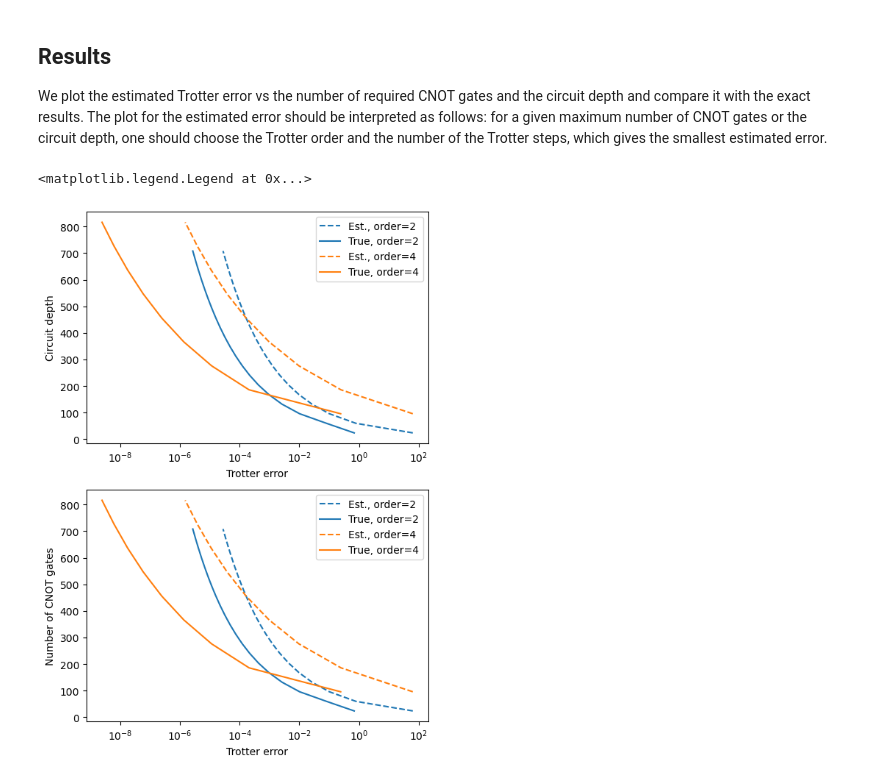
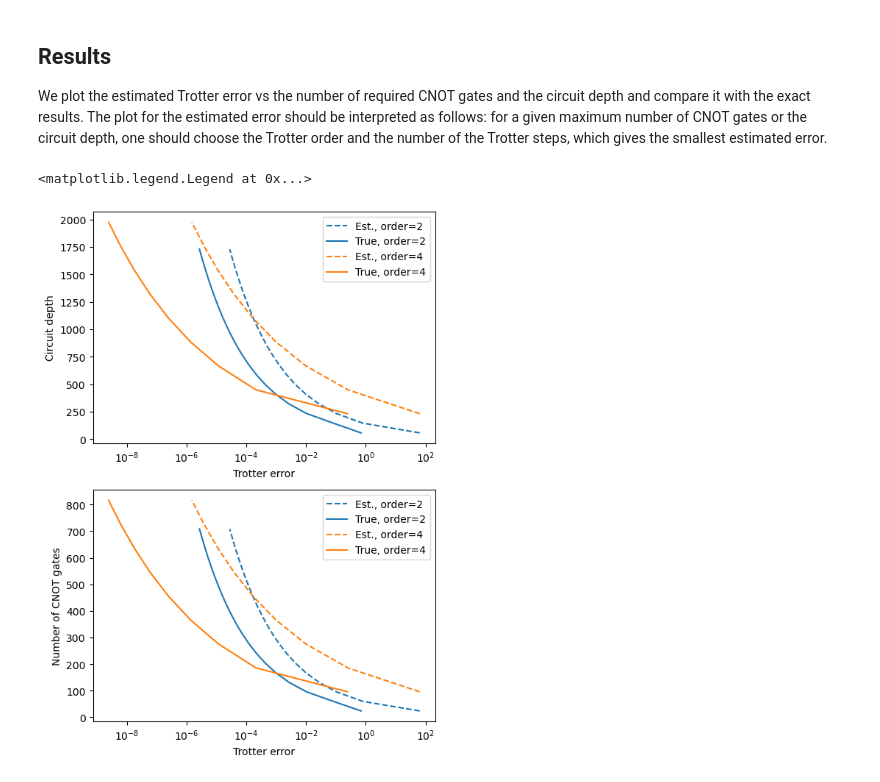
Before and after one commit to ViacheslavKuzmin/IonQ-Technical-task-1, a Jupyter notebook: Technical_1.ipynb, the cells around one changed output. Drawn from its saved outputs; the diff is of its cells as text; code cells hidden in the pictures.

```diff
--- a/Technical_1.ipynb
+++ b/Technical_1.ipynb
@@ -183,6 +183,7 @@ for trot_order, trotter_steps in zip(trot_order_list, trotter_steps_lists):
         # Estimated error
         estimate_trot_errors_S += [estimate_trot_error(T_evol, steps, trot_order, N_qubits)]
 
+    depths_TO += [depths_S]
     n_2_qubit_gates_TO += [ n_2_qubit_gates_S ]
     estimate_trot_errors_TO += [ estimate_trot_errors_S ]
     true_trot_error_list_TO += [ true_trot_error_list_S ]
@@ -203,29 +204,30 @@ The plot for the estimated error should be interpreted as follows: for a given m
 # %%
 _, ax_list = plt.subplots(2,1, figsize = (6, 9))
 
 for i, trot_order in enumerate(trot_order_list):
 
+    depths_S = depths_TO[i]
     n_2_qubit_gates_S = n_2_qubit_gates_TO[i]
     estimate_trot_errors_S = estimate_trot_errors_TO[i]
     true_trot_error_list_S = true_trot_error_list_TO[i]
 
     ax = ax_list[0]
-    ax.semilogx(estimate_trot_errors_S, n_2_qubit_gates_S, color = 'C'+str(i), label = "Est., order=" + str(trot_order), linestyle = "--")
-    ax.semilogx(true_trot_error_list_S, n_2_qubit_gates_S, color = 'C'+str(i), label = "True, order=" + str(trot_order))
+    ax.semilogx(estimate_trot_errors_S, depths_S, color = 'C'+str(i), label = "Est., order=" + str(trot_order), linestyle = "--")
+    ax.semilogx(true_trot_error_list_S, depths_S, color = 'C'+str(i), label = "True, order=" + str(trot_order))
 
     ax = ax_list[1]
     ax.semilogx(estimate_trot_errors_S, n_2_qubit_gates_S, color = 'C'+str(i), label = "Est., order=" + str(trot_order), linestyle = "--")
     ax.semilogx(true_trot_error_list_S, n_2_qubit_gates_S, color = 'C'+str(i), label = "True, order=" + str(trot_order))
 
 ax = ax_list[0]
 ax.set_ylabel("Circuit depth")
 ax.set_xlabel("Trotter error")
 ax.legend()
 
 ax = ax_list[1]
 ax.set_ylabel("Number of CNOT gates")
 ax.set_xlabel("Trotter error")
 ax.legend()
 # %% [output]
 <matplotlib.legend.Legend at 0x...>
-[figure, old version]
+[figure, new version]
```
